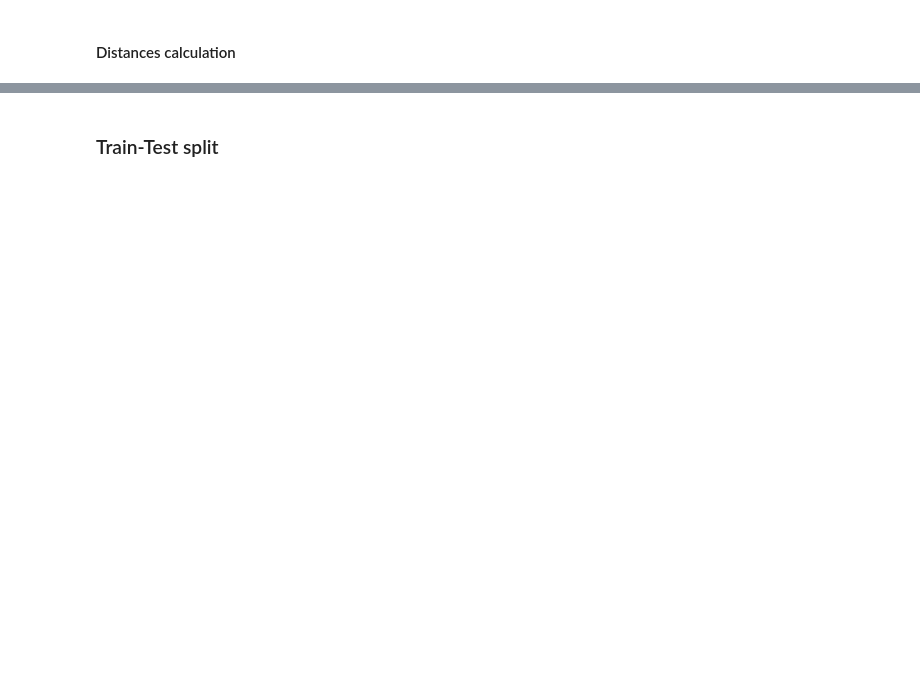
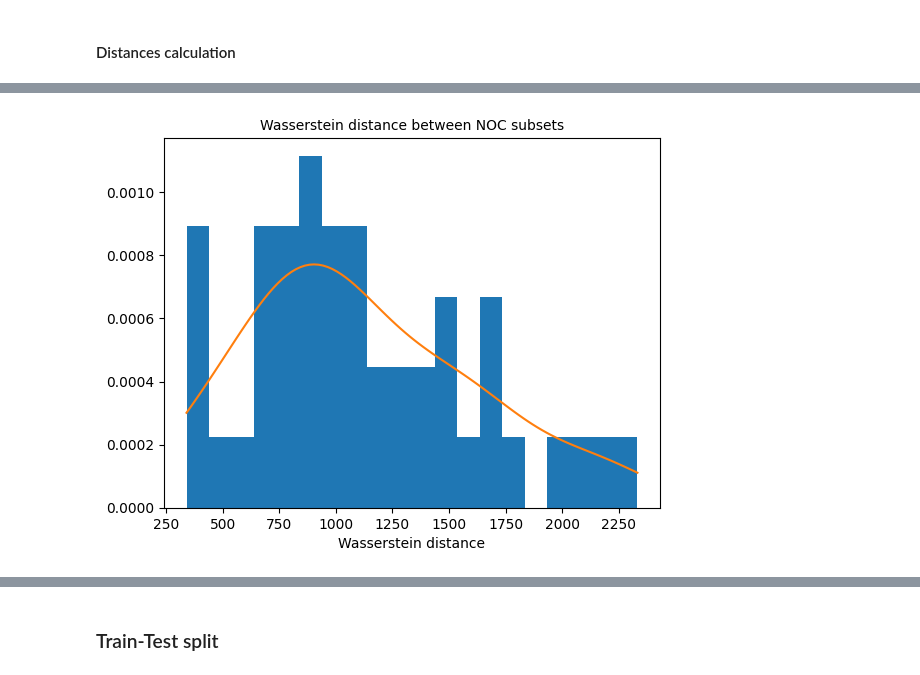
Before and after one commit to TechRufy/ENI_Predictive_Maintenance, a Jupyter notebook: our_models/AIIT_2025.ipynb, the cells around one changed output, grey strips where cells are left out. Cells and saved outputs as stored; diff of their text form; code cells hidden in the pictures; blank space fills up the shorter version.

Commit message:
Distances error fixed

```diff
--- a/our_models/AIIT_2025.ipynb
+++ b/our_models/AIIT_2025.ipynb
@@ -661,0 +637,89 @@ get_subset(old_noc,10,100)
+# %%
+old_noc = sensor_data_old[sensor_data_old["NOC"] == 1]
+old_nnoc = sensor_data_old[sensor_data_old["NOC"] == 0]
+
+def get_distances(noc, nnoc, target_cols, subset_size):
+    noc_subset = get_subset(noc,10,subset_size) #dataset_name, n_subset, dim_subset
+    nnoc_subset = get_subset(nnoc,10,subset_size) #dataset_name, n_subset, dim_subset
+
+    total_noc_distances = []
+    total_nnoc_distances = []
+    total_noc_nnoc_distances = []
+
+    # Computing total distance between NOC subsets
+    for i in range(9):
+        for j in range(i+1, 10):
+                total_noc_distances.append(sp.stats.wasserstein_distance_nd(noc_subset[i][target_cols],noc_subset[j][target_cols]))
+    # Computing total distance between non-NOC subsets
+    for i in range(9):
+        for j in range(i+1, 10):
+                total_nnoc_distances.append(sp.stats.wasserstein_distance_nd(nnoc_subset[i][target_cols],nnoc_subset[j][target_cols]))
+    # Computing total distance between NOC and non-NOC subsets
+    for i in range(9):
+        for j in range(i+1, 10):
+                total_noc_nnoc_distances.append(sp.stats.wasserstein_distance_nd(noc_subset[i][target_cols],nnoc_subset[j][target_cols]))
+
+    return total_noc_distances, total_nnoc_distances, total_noc_nnoc_distances
+
+subset_size = 200
+total_noc_distances, total_nnoc_distances, total_noc_nnoc_distances = get_distances(old_noc, old_nnoc, target_cols, subset_size)
+
+# Getting mean and standard deviation - NOC
+noc_distance_mean = np.mean(total_noc_distances)
+noc_distance_std_dev = np.std(total_noc_distances)
+
+# Getting mean and standard deviation - non-NOC
+nnoc_distance_mean = np.mean(total_nnoc_distances)
+nnoc_distance_std_dev = np.std(total_nnoc_distances)
+
+# Getting mean and standard deviation - NOC, non-NOC
+noc_nnoc_distance_mean = np.mean(total_noc_nnoc_distances)
+noc_nnoc_distance_std_dev = np.std(total_noc_nnoc_distances)
+
+### PLOTTING HISTOGRAMS ###
+
+# -- NOC -- #
+# Plotting the histograms
+plt.hist(total_noc_distances, bins=20, density=True)
+# this create the kernel, given an array it will estimate the probability over that values
+kde = gaussian_kde( total_noc_distances )
+# these are the values over wich your kernel will be evaluated
+dist_space = linspace( min(total_noc_distances), max(total_noc_distances), 100 )
+# plot the results
+plt.plot( dist_space, kde(dist_space) )
+# Show final plot
+plt.title('Wasserstein distance between NOC subsets', fontsize=10)
+plt.xlabel('Wasserstein distance')
+plt.show()
+
+# -- non-NOC -- #
+# Plotting the histograms
+plt.hist(total_nnoc_distances, bins=20, density=True)
+# this create the kernel, given an array it will estimate the probability over that values
+kde = gaussian_kde( total_nnoc_distances )
+# these are the values over wich your kernel will be evaluated
+dist_space = linspace( min(total_nnoc_distances), max(total_nnoc_distances), 100 )
+# plot the results
+plt.plot( dist_space, kde(dist_space) )
+# Show final plot
+plt.title('Wasserstein distance between non-NOC subsets', fontsize=10)
+plt.xlabel('Wasserstein distance')
+plt.show()
+
+# -- NOC & non-NOC -- #
+# Plotting the histograms
+plt.hist(total_noc_nnoc_distances, bins=20, density=True)
+# this create the kernel, given an array it will estimate the probability over that values
+kde = gaussian_kde( total_noc_nnoc_distances )
+# these are the values over wich your kernel will be evaluated
+dist_space = linspace( min(total_noc_nnoc_distances), max(total_noc_nnoc_distances), 100 )
+# plot the results
+plt.plot( dist_space, kde(dist_space) )
+# Show final plot
+plt.title('Wasserstein distance between NOC and non-NOC subsets', fontsize=10)
+plt.xlabel('Wasserstein distance')
+plt.show()
+
+print(f'Avg.distance between NOC subsets: {noc_distance_mean} \nAvg.distance between non-NOC subsets: {nnoc_distance_mean} \nAvg.distance between NOC and non-NOC subsets: {noc_nnoc_distance_mean} \n')
+# %% [output]
+[figure, added]
```
Also changed, not shown: parts of 27 cells of this notebook, 4 other files.
